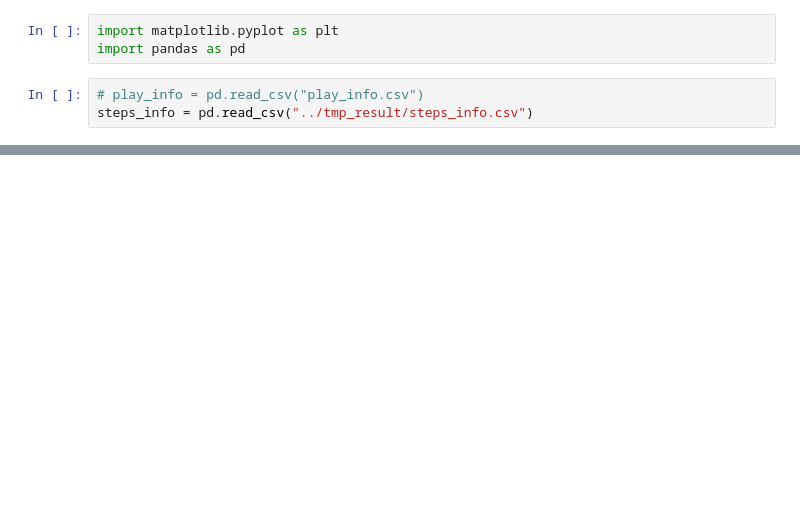
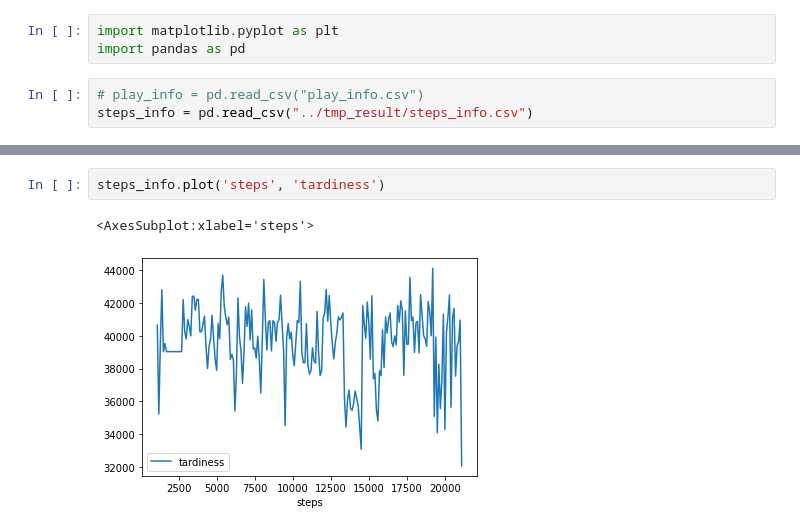
Before and after one commit to HaoGao1996/dfjsp, a Jupyter notebook: notebook/visualization.ipynb, the cells around one changed output, grey strips where cells are left out. Drawn from its saved outputs; the diff is of its cells as text; blank space fills up the shorter version.

```diff
--- a/notebook/visualization.ipynb
+++ b/notebook/visualization.ipynb
@@ -29,0 +30,5 @@ steps_info['reward'].hist()
+# %%
+steps_info.plot('steps', 'tardiness')
+# %% [output]
+<AxesSubplot:xlabel='steps'>
+[figure, added]
```
Also changed, not shown: parts of 6 cells of this notebook, 6 other files.
